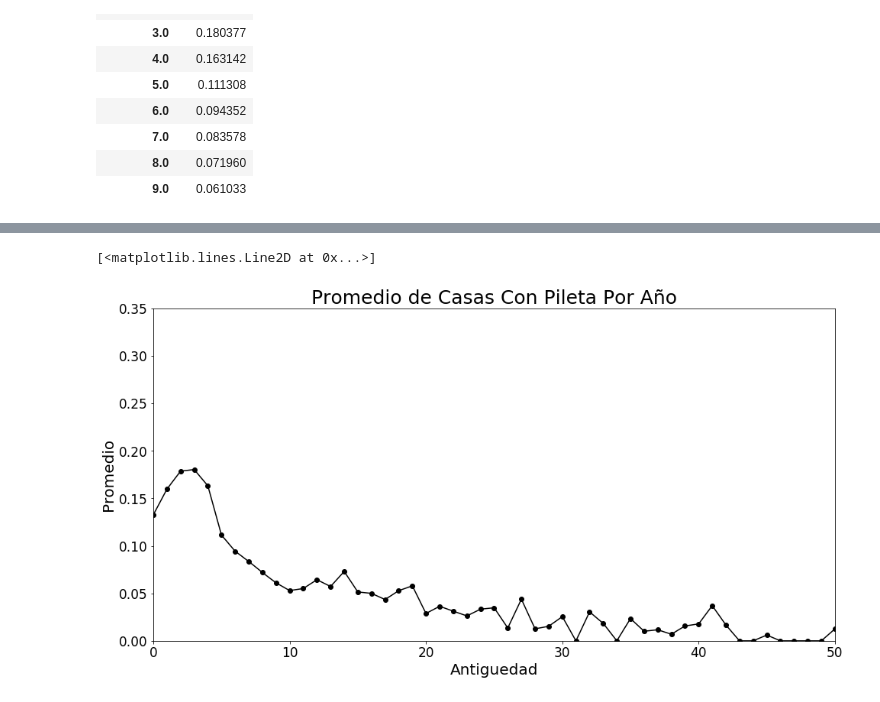
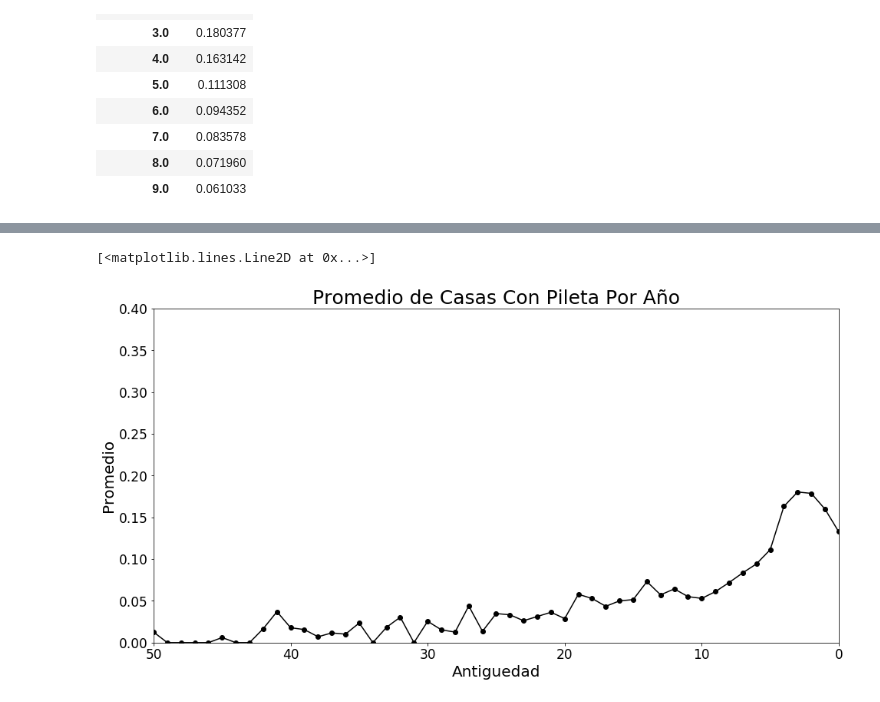
Before and after one commit to komod0/TPs-Org.Datos, a Jupyter notebook: tp1/nbandres.ipynb, the cells around one changed output, grey strips where cells are left out. Drawn from its saved outputs; the diff is of its cells as text; code cells hidden in the pictures.

```diff
--- a/tp1/nbandres.ipynb
+++ b/tp1/nbandres.ipynb
@@ -1041,5 +1041,3 @@ PiletaSegunAños.head(10)
 | 7.0 | 0.083578 |
 | 8.0 | 0.071960 |
 | 9.0 | 0.061033 |
-# %%
-PiletaSegunAños=PiletaSegunAños.reset_index()
@@ -1049,37 +1063,37 @@ Antiguedad=PiletaSegunAños.index
 
 # Variables a graficar
 y = Antiguedad
 x = PromedioPiletas
 
 # Tamaño del gráfico
 fig, ax = plt.subplots(figsize = (16, 8))
 
 # Tamaño de los títulos de los ejes
 plt.ylabel("Promedio", fontsize = 20);
 plt.xlabel("Antiguedad", fontsize = 20);
 
-# Título
+# Título Promedio de Casas Con Pileta Por Año
 plt.title("Promedio de Casas Con Pileta Por Año", fontsize = 25)
 
 # Tamaño de las letras de los ejes
 plt.tick_params(axis='both', which='major', labelsize = 17)
 plt.tick_params(axis='both', which='minor', labelsize = 17)
 
 # Rotar ejes
 #plt.xticks(rotation = 90)
 
 # Límites para cada coordenada
-plt.ylim([0, 0.35]);
-plt.xlim([0, 50]);
+plt.ylim([0, 0.4]);
+plt.xlim([50, 0]);
 
 #plt.xlim([-116, -86]);
 
 
 # Tipo de gráfico
 plt.plot(x, color = 'black',  marker = 'o')
 # %% [output]
 [<matplotlib.lines.Line2D at 0x...>]
-[figure, old version]
+[figure, new version]
 # %%
 GimnasioSegunAños=dfok.groupby(['Antiguedad']).agg({"TieneGimnasio" :['mean']})
 # %%
```
Also changed, not shown: parts of 5 cells of this notebook.
